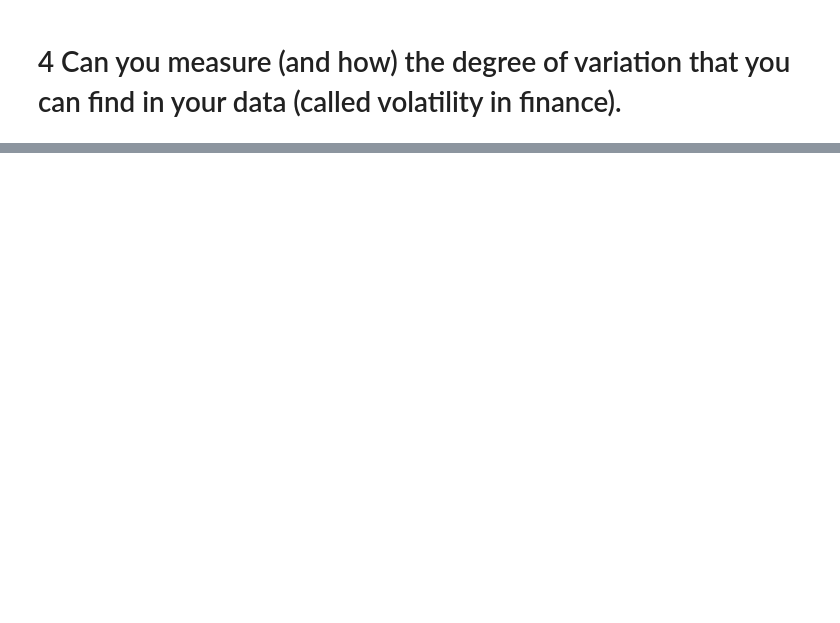
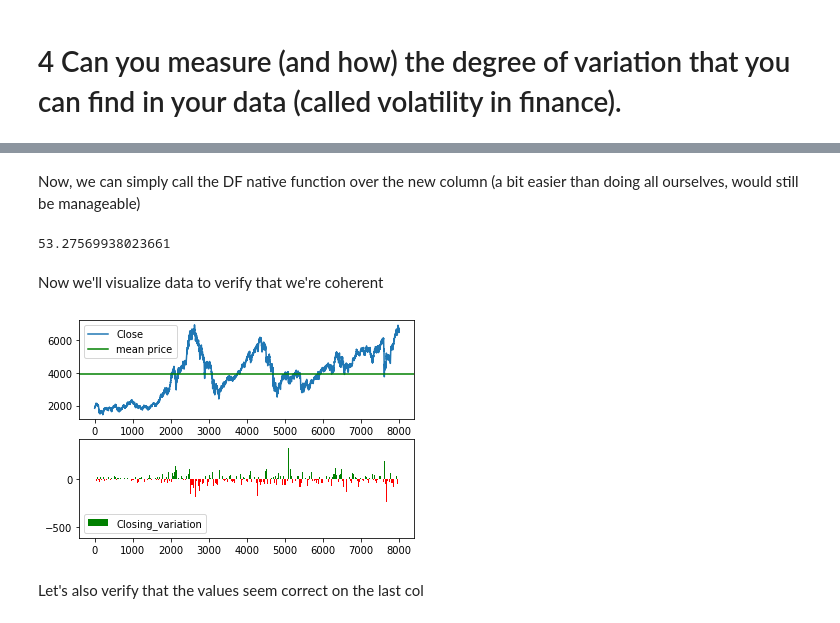
Before and after one commit to maximewel/ml_data_mining, a Jupyter notebook: serie1/serie1.ipynb, the cells around one changed output, grey strips where cells are left out. Drawn from its saved outputs; the diff is of its cells as text; code cells hidden in the pictures; blank space fills up the shorter version.

```diff
--- a/serie1/serie1.ipynb
+++ b/serie1/serie1.ipynb
@@ -132,0 +149,5 @@ I have the values for the cumulated price of the CAC40 index at open, close, and
+# %%
+#For that, to be a little bit easier, we'll create a new column in the dataframe which is the variation on the closing price
+#We iter with a number so that we can use the last and current closing price, starting at 1 as 0 has no variation
+cac40df["Closing_variation"] = cac40df["Close"] - cac40df["Close"].shift(1)
+cac40df["Closing_variation"]
@@ -132,0 +167,29 @@ I have the values for the cumulated price of the CAC40 index at open, close, and
+# %% [markdown]
+Now, we can simply call the DF native function over the new column (a bit easier than doing all ourselves, would still be manageable)
+# %%
+cac40df["Closing_variation"].std()
+# %% [output]
+53.27569938023661
+# %% [markdown]
+Now we'll visualize data to verify that we're coherent
+# %%
+#We don't have to worry about X axis as they are the days and we have the same history
+import matplotlib.pyplot as plt
+import numpy as np
+
+x = np.linspace(0, len(cac40df), len(cac40df))
+
+fig, axs = plt.subplots(2)
+
+axs[0].plot(x, cac40df["Close"], label='Close')
+axs[0].axhline(y=cac40df["Close"].mean(), color='g', linestyle='-', label='mean price')
+axs[0].legend()
+
+axs[1].bar(x, cac40df["Closing_variation"], label='Closing_variation', color=['red' if (x < 0) else 'green' for x in cac40df["Closing_variation"]])
+axs[1].legend()
+
+plt.show()
+# %% [output]
+[figure, added]
+# %% [markdown]
+Let's also verify that the values seem correct on the last col
```
Also changed, not shown: parts of 15 cells of this notebook.
